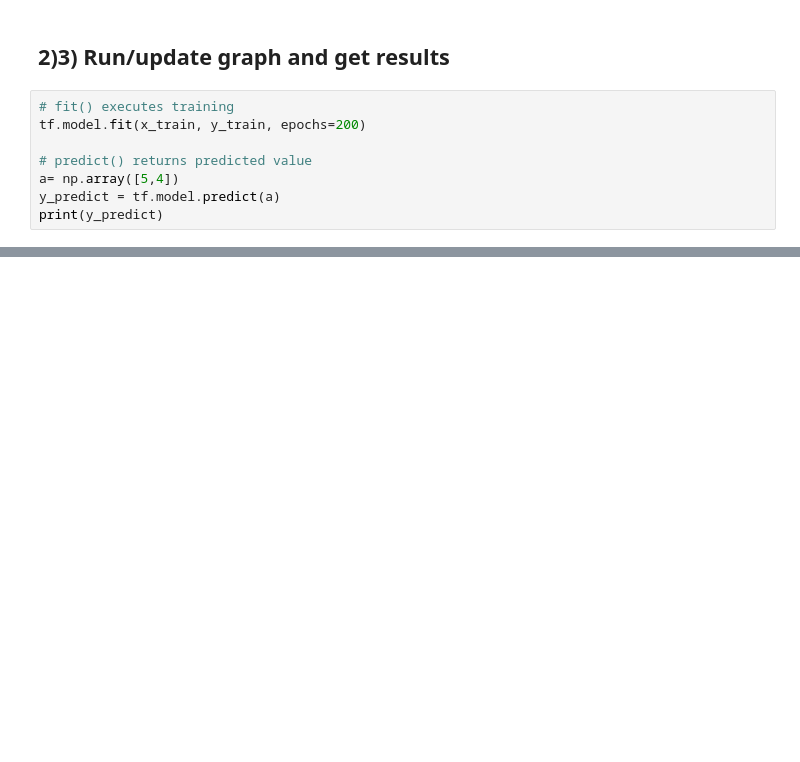
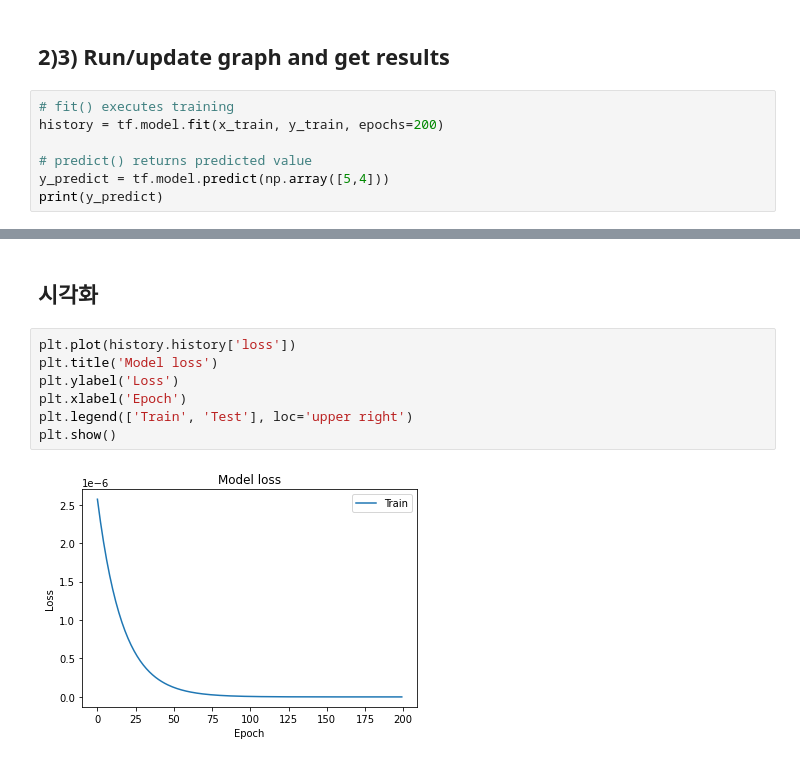
Before and after one commit to yi-changha/pratice, a Jupyter notebook: PythonWorkSpace/MLDL/Linear regression.ipynb, the cells around one changed output, grey strips where cells are left out. Cells and saved outputs as stored; diff of their text form; blank space fills up the shorter version.

```diff
--- a/PythonWorkSpace/MLDL/Linear regression.ipynb
+++ b/PythonWorkSpace/MLDL/Linear regression.ipynb
@@ -42,11 +43,10 @@ _________________________________________________________________
 ## 2)3) Run/update graph and get results
 # %%
 # fit() executes training
-tf.model.fit(x_train, y_train, epochs=200)
+history = tf.model.fit(x_train, y_train, epochs=200)
 
 # predict() returns predicted value
-a= np.array([5,4])
-y_predict = tf.model.predict(a)
+y_predict = tf.model.predict(np.array([5,4]))
 print(y_predict)
 # %% [output]
 Epoch 1/200
@@ -68,0 +69,11 @@ Epoch 200/200
+# %% [markdown]
+## 시각화
+# %%
+plt.plot(history.history['loss'])
+plt.title('Model loss')
+plt.ylabel('Loss')
+plt.xlabel('Epoch')
+plt.legend(['Train', 'Test'], loc='upper right')
+plt.show()
+# %% [output]
+[figure, added]
```
Also changed, not shown: parts of 2 cells of this notebook.
